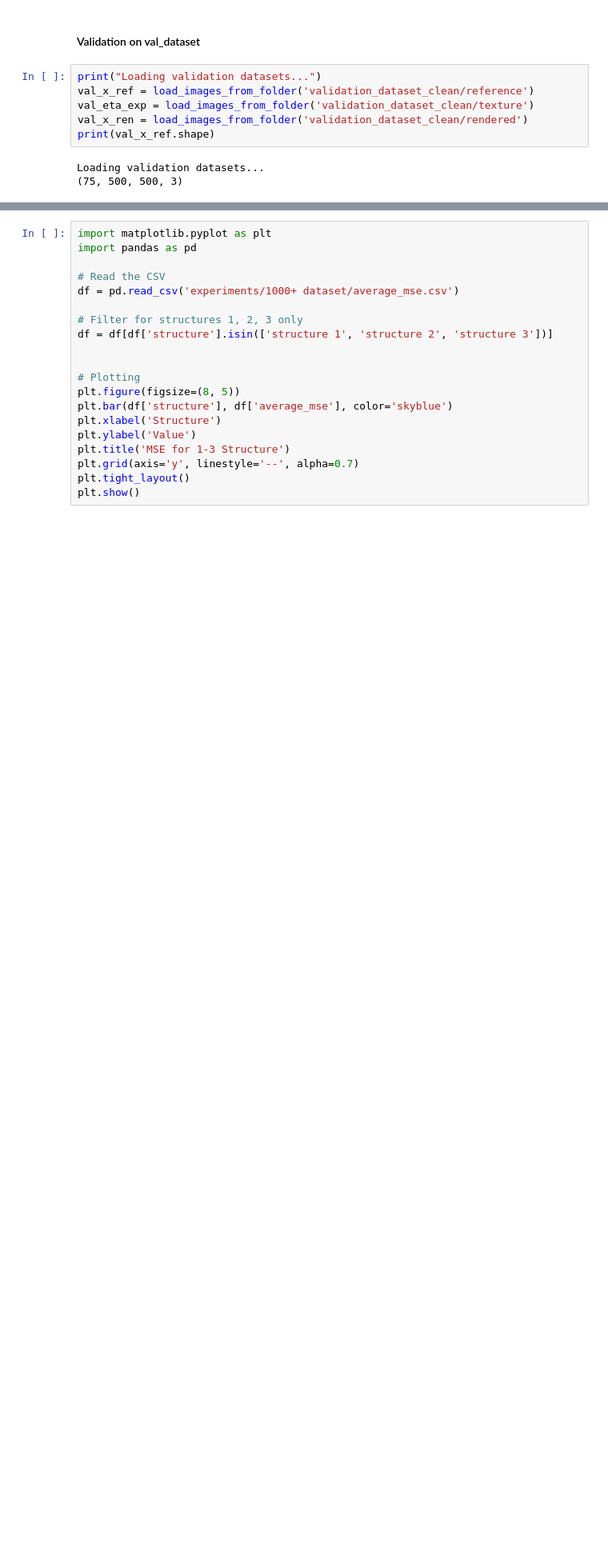
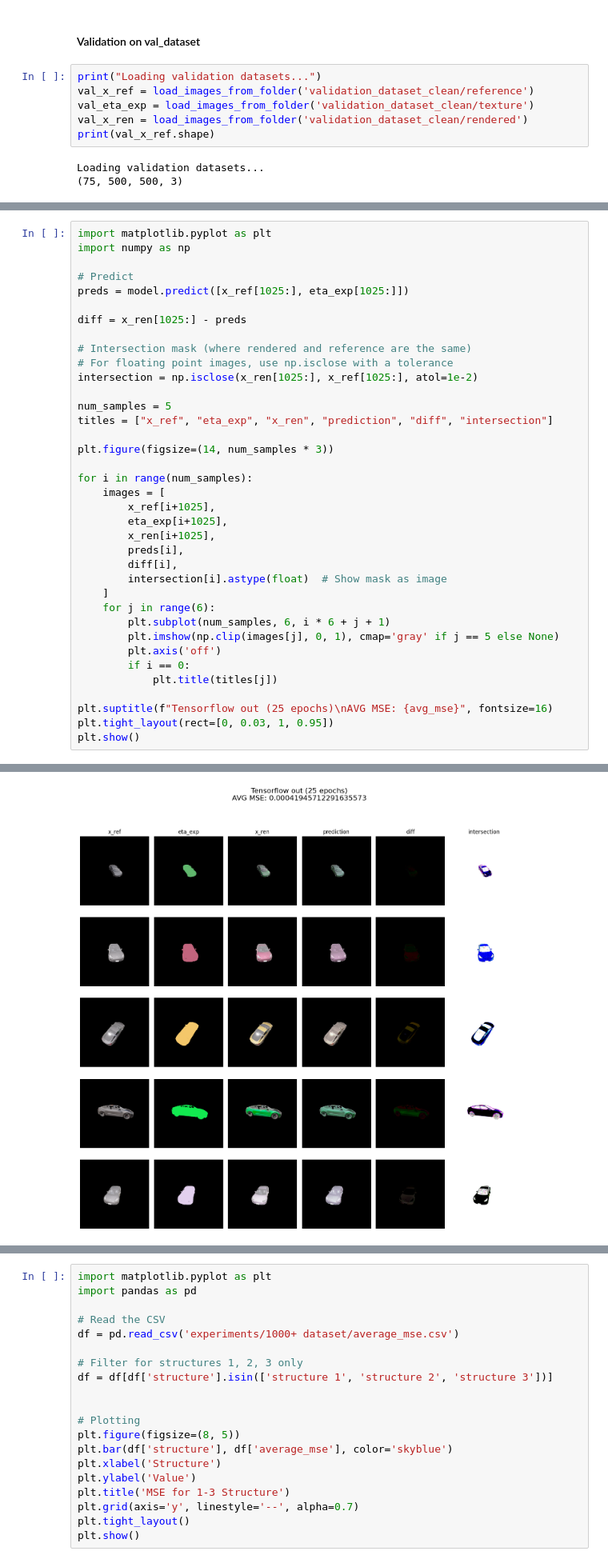
Before and after one commit to Adarash99/camouflage, a Jupyter notebook: renderer.ipynb, the cells around one changed output, grey strips where cells are left out. Shown at 80% size. Cells and saved outputs as stored; diff of their text form; blank space fills up the shorter version.

```diff
--- a/renderer.ipynb
+++ b/renderer.ipynb
@@ -418,0 +393,38 @@ Average MSE:  0.012031321
+# %%
+import matplotlib.pyplot as plt
+import numpy as np
+
+# Predict
+preds = model.predict([x_ref[1025:], eta_exp[1025:]])
+
+diff = x_ren[1025:] - preds
+
+# Intersection mask (where rendered and reference are the same)
+# For floating point images, use np.isclose with a tolerance
+intersection = np.isclose(x_ren[1025:], x_ref[1025:], atol=1e-2)
+
+num_samples = 5
+titles = ["x_ref", "eta_exp", "x_ren", "prediction", "diff", "intersection"]
+
+plt.figure(figsize=(14, num_samples * 3))
+
+for i in range(num_samples):
+    images = [
+        x_ref[i+1025],
+        eta_exp[i+1025],
+        x_ren[i+1025],
+        preds[i],
+        diff[i],
+        intersection[i].astype(float)  # Show mask as image
+    ]
+    for j in range(6):
+        plt.subplot(num_samples, 6, i * 6 + j + 1)
+        plt.imshow(np.clip(images[j], 0, 1), cmap='gray' if j == 5 else None)
+        plt.axis('off')
+        if i == 0:
+            plt.title(titles[j])
+
+plt.suptitle(f"Tensorflow out (25 epochs)\nAVG MSE: {avg_mse}", fontsize=16)
+plt.tight_layout(rect=[0, 0.03, 1, 0.95])
+plt.show()
+# %% [output]
@@ -418,0 +432 @@ Average MSE:  0.012031321
+[figure, added]
```
Also changed, not shown: parts of 14 cells of this notebook, 7 other files.
